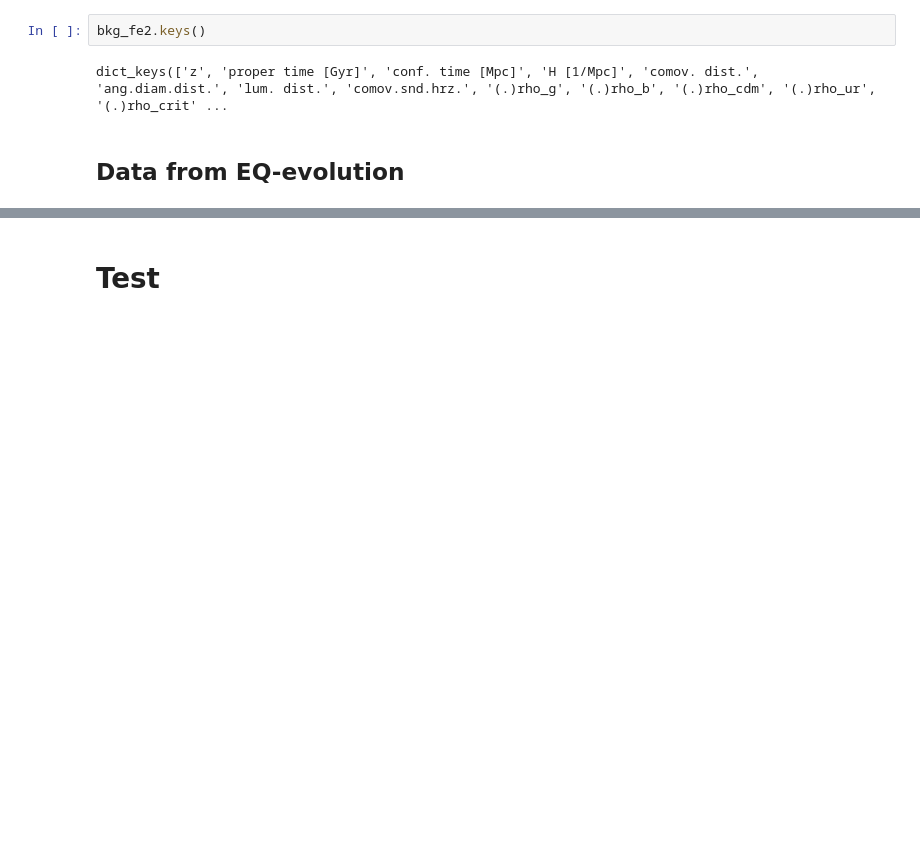
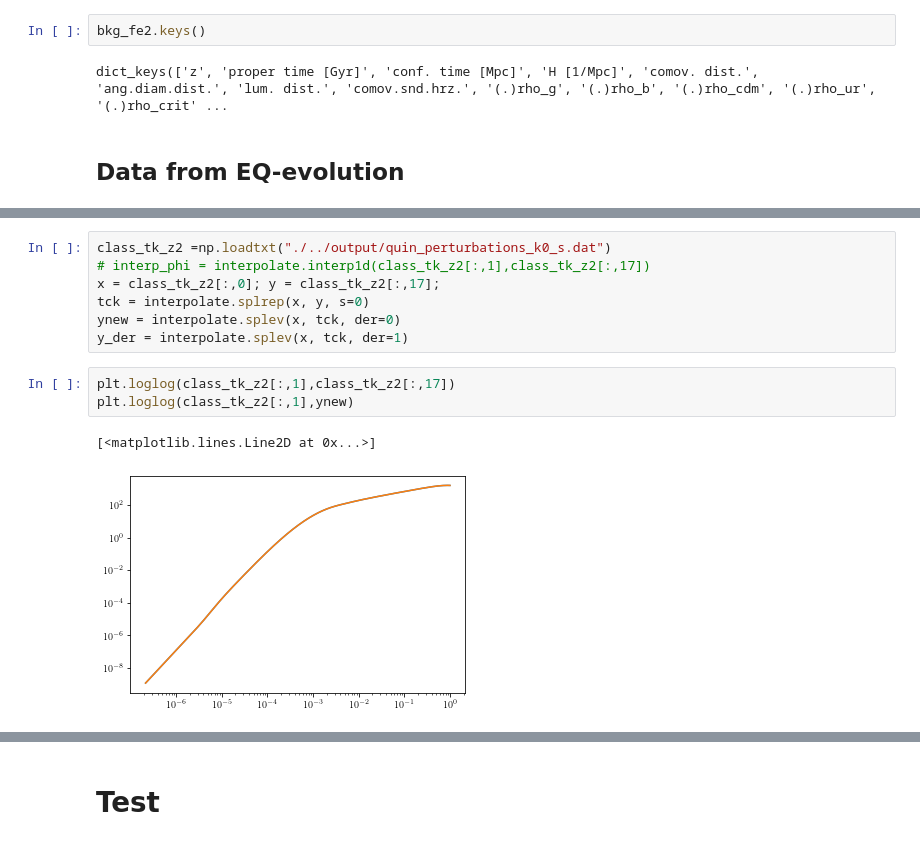
Before and after one commit to alessandrocasalino/EQ_hi_class, a Jupyter notebook: notebooks/Quintessence.ipynb, the cells around one changed output, grey strips where cells are left out. Cells and saved outputs as stored; diff of their text form; blank space fills up the shorter version.

```diff
--- a/notebooks/Quintessence.ipynb
+++ b/notebooks/Quintessence.ipynb
@@ -178,0 +224,13 @@ gev_bg= np.loadtxt("./../../EQevolution/output/quintessence_background.dat")
+# %%
+class_tk_z2 =np.loadtxt("./../output/quin_perturbations_k0_s.dat")
+# interp_phi = interpolate.interp1d(class_tk_z2[:,1],class_tk_z2[:,17])
+x = class_tk_z2[:,0]; y = class_tk_z2[:,17];
+tck = interpolate.splrep(x, y, s=0)
+ynew = interpolate.splev(x, tck, der=0)
+y_der = interpolate.splev(x, tck, der=1)
+# %%
+plt.loglog(class_tk_z2[:,1],class_tk_z2[:,17])
+plt.loglog(class_tk_z2[:,1],ynew)
+# %% [output]
+[<matplotlib.lines.Line2D at 0x...>]
+[figure, added]
```
Also changed, not shown: parts of 13 cells of this notebook, 31 other files.
